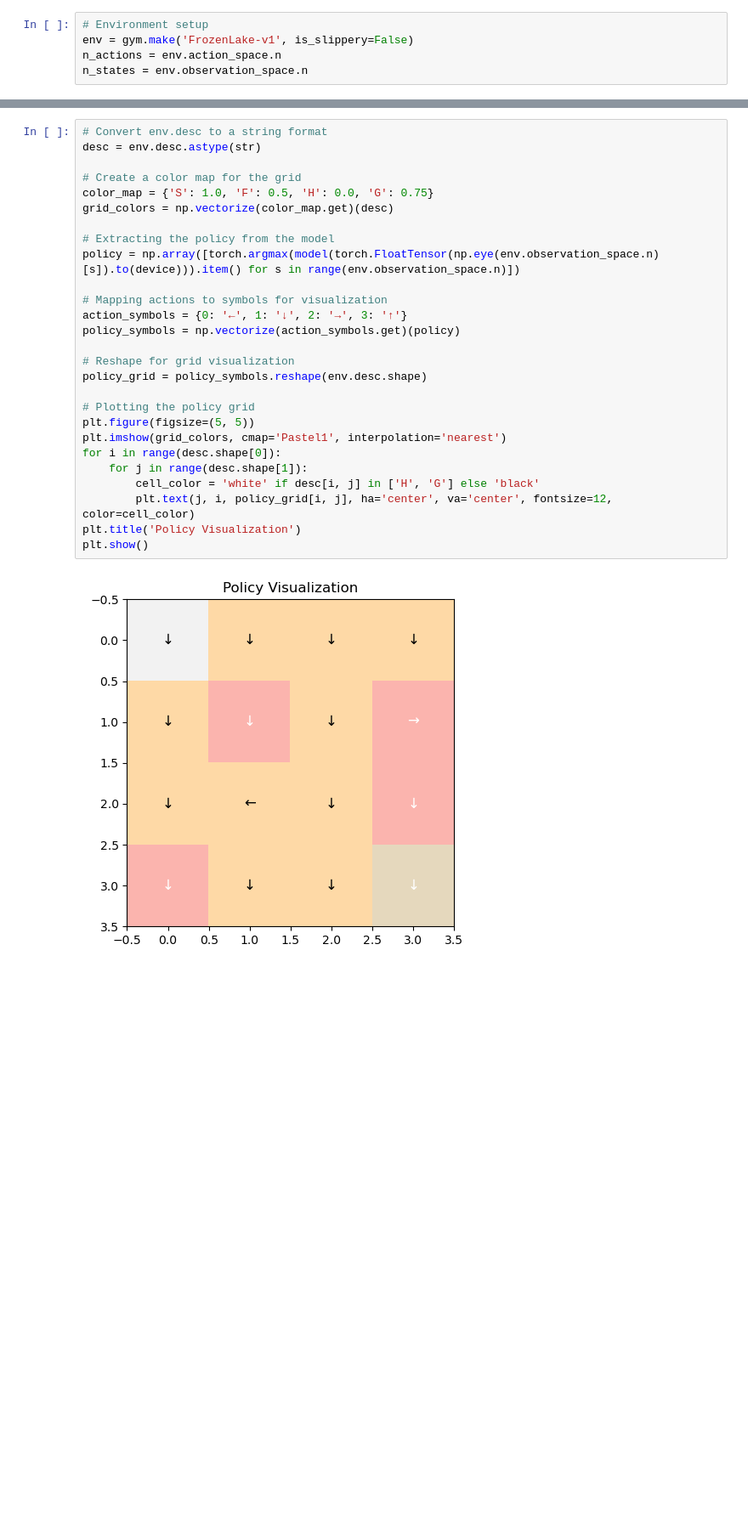
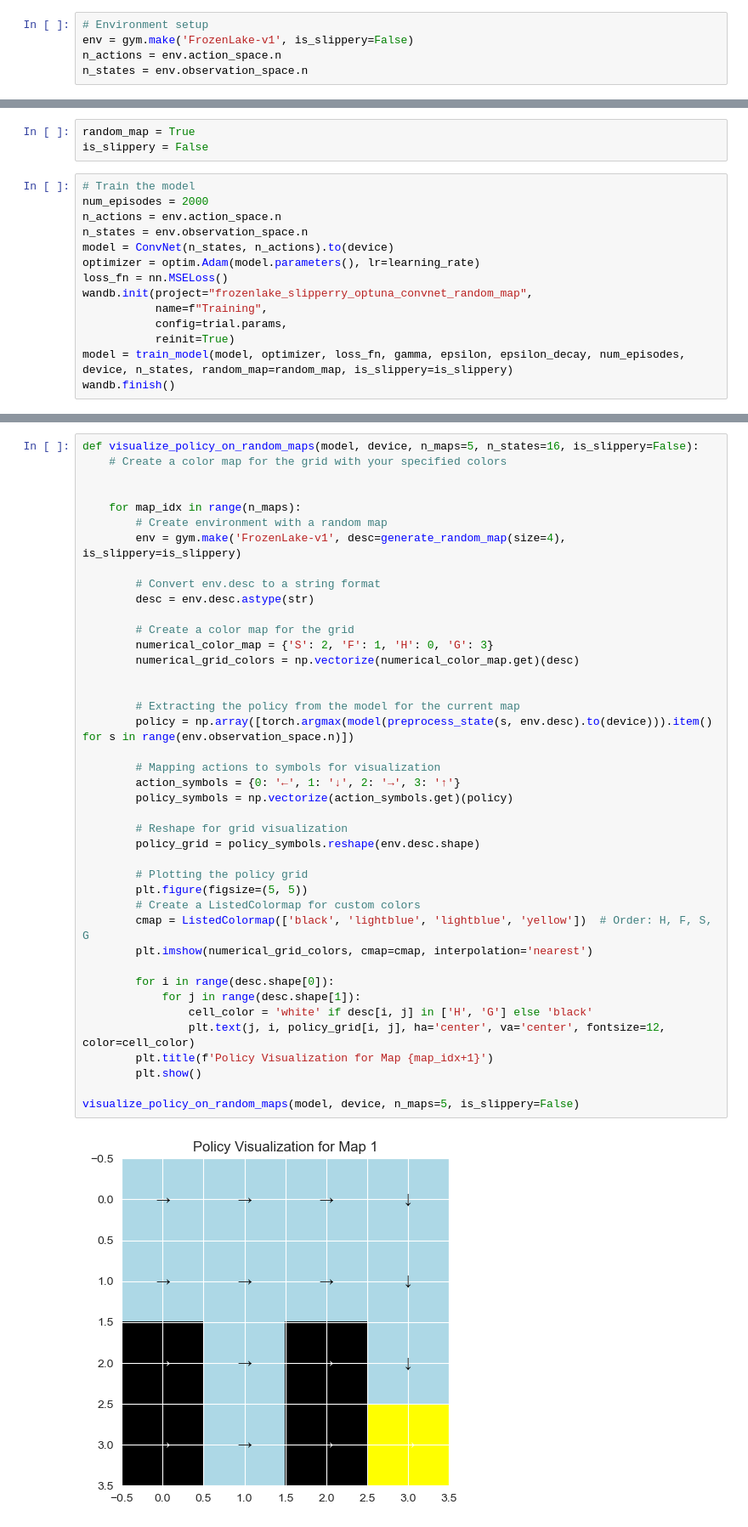
Before and after one commit to Looyyd/PytorchPractice, a Jupyter notebook: notebooks/ice_agent.ipynb, the cells around one changed output, grey strips where cells are left out. Shown: that part at 85% size. Drawn from its saved outputs; the diff is of its cells as text; blank space fills up the shorter version.

Commit message:
tries on random map, about 80% success rate on 4*4 random maps

```diff
--- a/notebooks/ice_agent.ipynb
+++ b/notebooks/ice_agent.ipynb
@@ -250,0 +291,17 @@ Syncing run trial_0 to Weights & Biases (docs)
+# %%
+random_map = True
+is_slippery = False
+# %%
+# Train the model
+num_episodes = 2000
+n_actions = env.action_space.n
+n_states = env.observation_space.n
+model = ConvNet(n_states, n_actions).to(device)
+optimizer = optim.Adam(model.parameters(), lr=learning_rate)
+loss_fn = nn.MSELoss()
+wandb.init(project="frozenlake_slipperry_optuna_convnet_random_map",
+           name=f"Training",
+           config=trial.params,
+           reinit=True)
+model = train_model(model, optimizer, loss_fn, gamma, epsilon, epsilon_decay, num_episodes, device, n_states, random_map=random_map, is_slippery=is_slippery)
+wandb.finish()
@@ -251,29 +347,43 @@ Syncing run trial_0 to Weights & Biases (docs)
 # %%
-# Convert env.desc to a string format
-desc = env.desc.astype(str)
+def visualize_policy_on_random_maps(model, device, n_maps=5, n_states=16, is_slippery=False):
+    # Create a color map for the grid with your specified colors
 
-# Create a color map for the grid
-color_map = {'S': 1.0, 'F': 0.5, 'H': 0.0, 'G': 0.75}
-grid_colors = np.vectorize(color_map.get)(desc)
 
-# Extracting the policy from the model
-policy = np.array([torch.argmax(model(torch.FloatTensor(np.eye(env.observation_space.n)[s]).to(device))).item() for s in range(env.observation_space.n)])
+    for map_idx in range(n_maps):
+        # Create environment with a random map
+        env = gym.make('FrozenLake-v1', desc=generate_random_map(size=4), is_slippery=is_slippery)
 
-# Mapping actions to symbols for visualization
-action_symbols = {0: '←', 1: '↓', 2: '→', 3: '↑'}
-policy_symbols = np.vectorize(action_symbols.get)(policy)
+        # Convert env.desc to a string format
+        desc = env.desc.astype(str)
 
-# Reshape for grid visualization
-policy_grid = policy_symbols.reshape(env.desc.shape)
+        # Create a color map for the grid
+        numerical_color_map = {'S': 2, 'F': 1, 'H': 0, 'G': 3}
+        numerical_grid_colors = np.vectorize(numerical_color_map.get)(desc)
 
-# Plotting the policy grid
-plt.figure(figsize=(5, 5))
-plt.imshow(grid_colors, cmap='Pastel1', interpolation='nearest')
-for i in range(desc.shape[0]):
-    for j in range(desc.shape[1]):
-        cell_color = 'white' if desc[i, j] in ['H', 'G'] else 'black'
-        plt.text(j, i, policy_grid[i, j], ha='center', va='center', fontsize=12, color=cell_color)
-plt.title('Policy Visualization')
-plt.show()
+
+        # Extracting the policy from the model for the current map
+        policy = np.array([torch.argmax(model(preprocess_state(s, env.desc).to(device))).item() for s in range(env.observation_space.n)])
+
+        # Mapping actions to symbols for visualization
+        action_symbols = {0: '←', 1: '↓', 2: '→', 3: '↑'}
+        policy_symbols = np.vectorize(action_symbols.get)(policy)
+
+        # Reshape for grid visualization
+        policy_grid = policy_symbols.reshape(env.desc.shape)
+
+        # Plotting the policy grid
+        plt.figure(figsize=(5, 5))
+        # Create a ListedColormap for custom colors
+        cmap = ListedColormap(['black', 'lightblue', 'lightblue', 'yellow'])  # Order: H, F, S, G
+        plt.imshow(numerical_grid_colors, cmap=cmap, interpolation='nearest')
+
+        for i in range(desc.shape[0]):
+            for j in range(desc.shape[1]):
+                cell_color = 'white' if desc[i, j] in ['H', 'G'] else 'black'
+                plt.text(j, i, policy_grid[i, j], ha='center', va='center', fontsize=12, color=cell_color)
+        plt.title(f'Policy Visualization for Map {map_idx+1}')
+        plt.show()
+
+visualize_policy_on_random_maps(model, device, n_maps=5, is_slippery=False)
 # %% [output]
-[figure, old version]
+[figure, new version]
```
Also changed, not shown: parts of 17 cells of this notebook.
